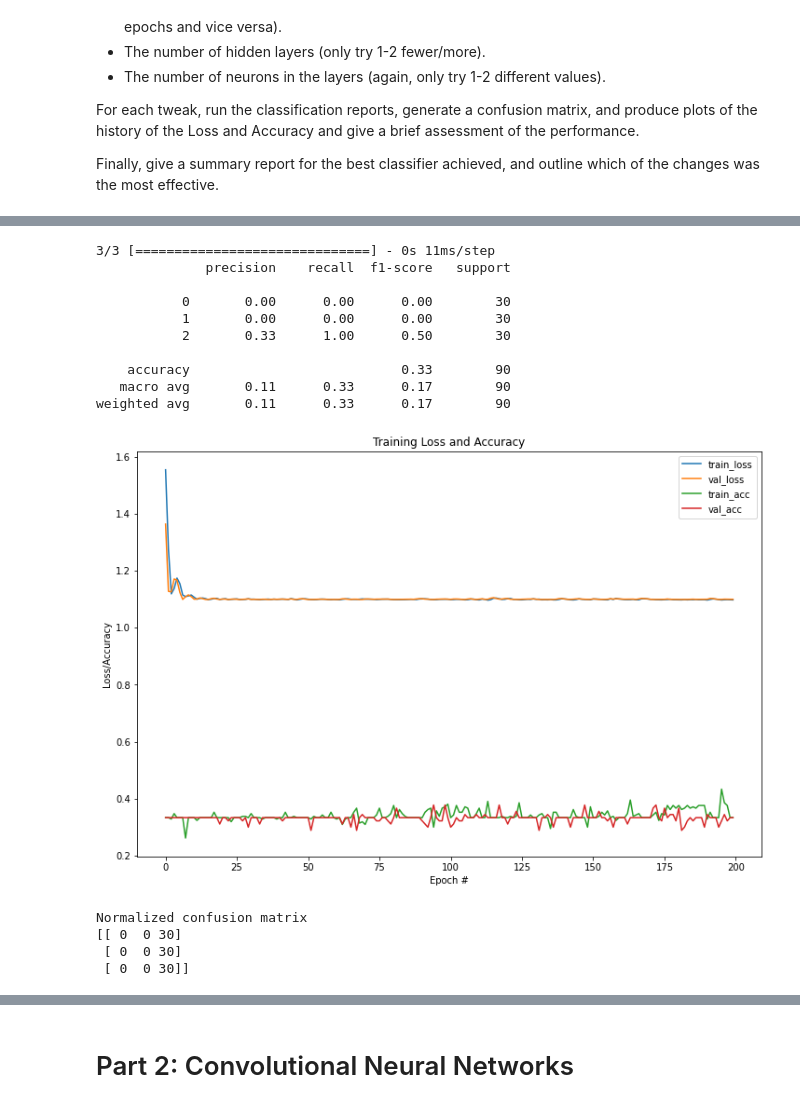
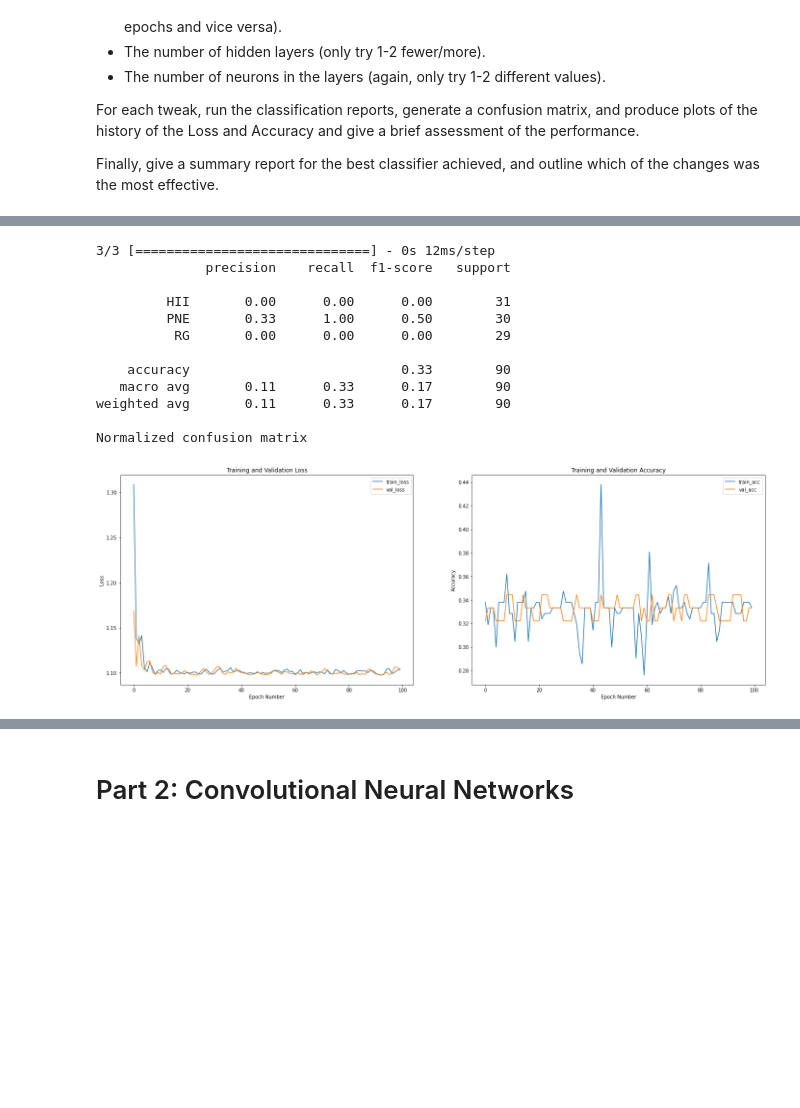
Before and after one commit to crudolphMQU/Data-Science-Techniques-in-Astrophysics, a Jupyter notebook: ASTR3110_Lab3_github.ipynb, the cells around one changed output, grey strips where cells are left out. Cells and saved outputs as stored; diff of their text form; code cells hidden in the pictures; blank space fills up the shorter version.

```diff
--- a/ASTR3110_Lab3_github.ipynb
+++ b/ASTR3110_Lab3_github.ipynb
@@ -812,5 +903,7 @@ Making a function. Noting that we will only allow the following for the explorat
 - 2 times the number of layers
 - 2 times the number of neurons.
 - half the number of neurons.
+# %%
+trainData, testData, trainLabels, testLabels = train_test_split(pixelValues, binarizedLabels, test_size=0.3)
 # %%
 def annFn(extraLayers : int, neurons: float, learnRate: float, epochs: int, momentum: float):
@@ -998,18 +1369,16 @@ Normalized confusion matrix
 # %%
-annFn(extraLayers = 2, neurons = 0.5, learnRate = 0.005, epochs = 200, momentum = 0.9)
+annFn(extraLayers = 2, neurons = 0.5, learnRate = 0.01, epochs = 100, momentum = 0.9)
 # %% [output]
-3/3 [==============================] - 0s 11ms/step
+3/3 [==============================] - 0s 12ms/step
               precision    recall  f1-score   support
 
-           0       0.00      0.00      0.00        30
-           1       0.00      0.00      0.00        30
-           2       0.33      1.00      0.50        30
+         HII       0.00      0.00      0.00        31
+         PNE       0.33      1.00      0.50        30
+          RG       0.00      0.00      0.00        29
 
     accuracy                           0.33        90
    macro avg       0.11      0.33      0.17        90
 weighted avg       0.11      0.33      0.17        90
+
+Normalized confusion matrix
-[figure, old version]
+[figure, new version]
-Normalized confusion matrix
-[[ 0  0 30]
- [ 0  0 30]
- [ 0  0 30]]
```
Also changed, not shown: parts of 70 cells of this notebook.
